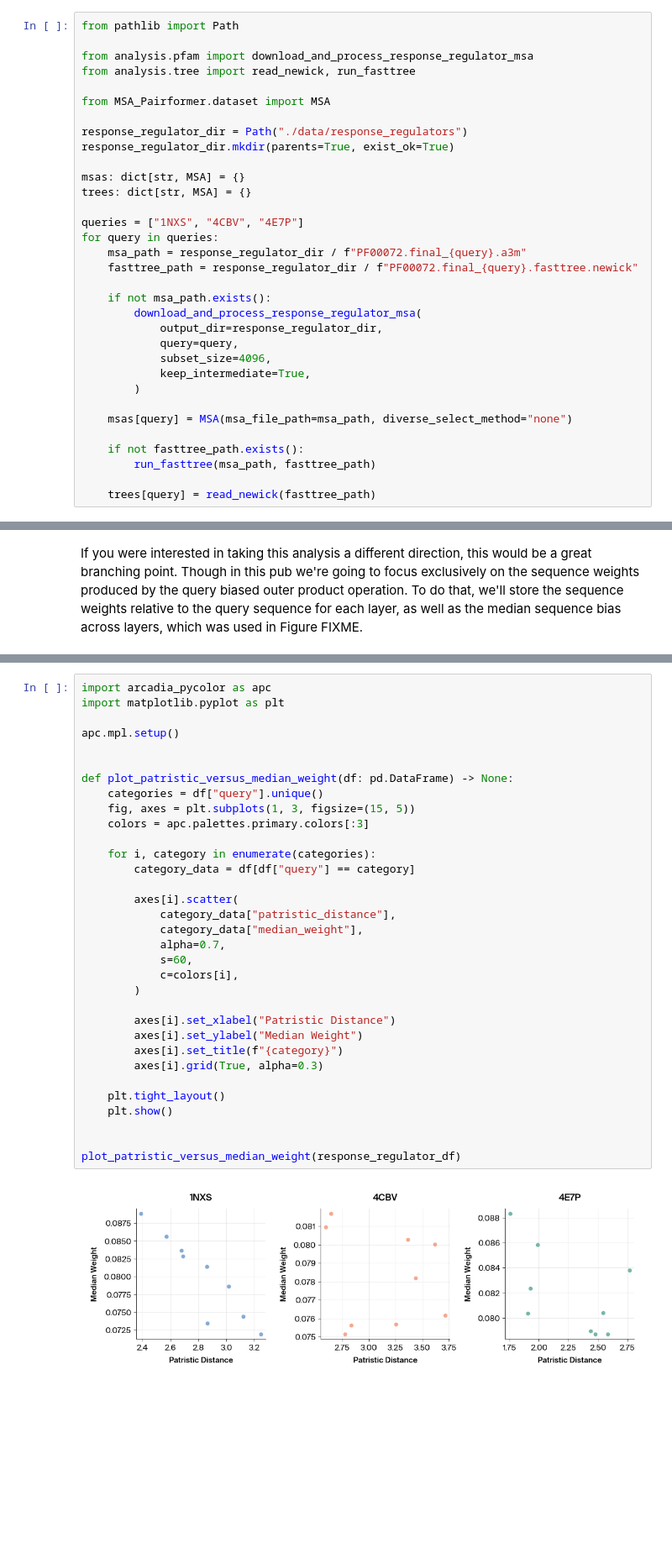
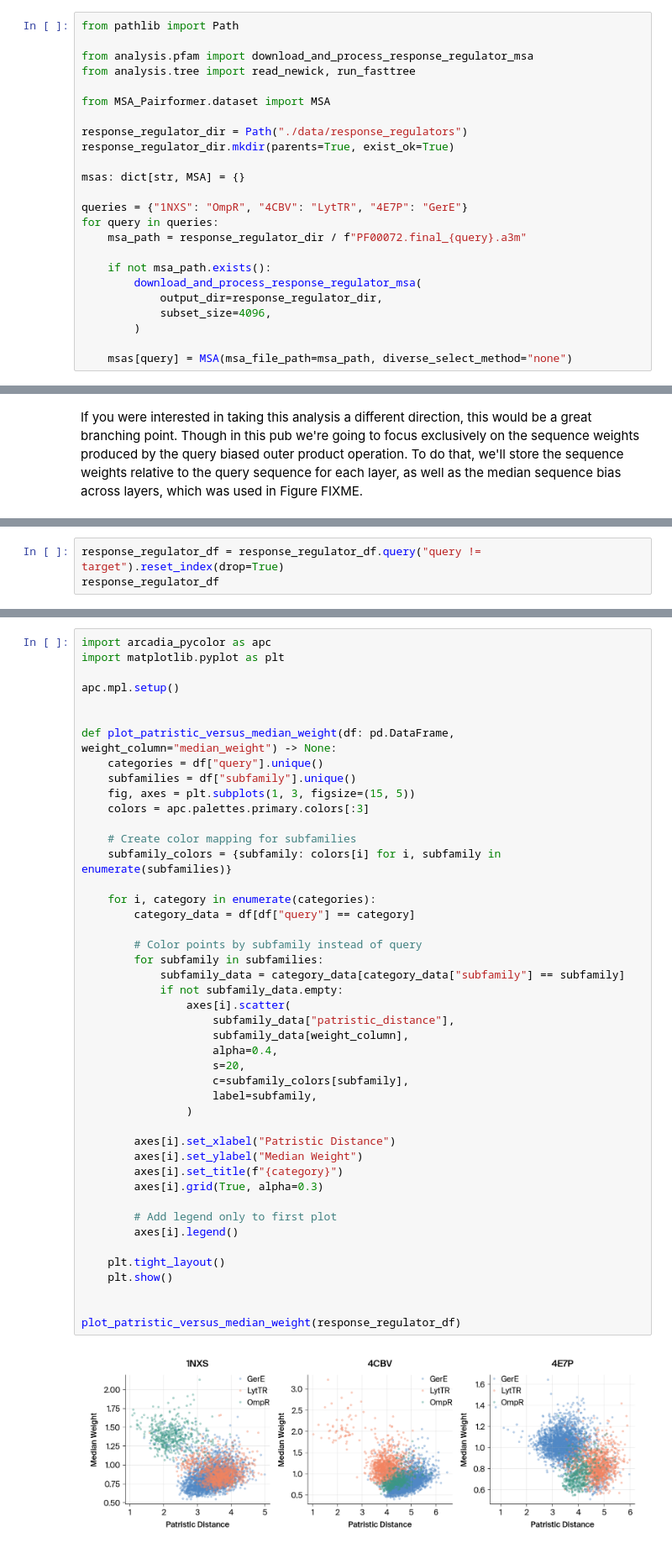
Before and after one commit to Arcadia-Science/2025-phylogenetic-analysis-of-msa-pairformer, a Jupyter notebook: index.ipynb, the cells around one changed output, grey strips where cells are left out. Shown at 84% size. Drawn from its saved outputs; the diff is of its cells as text; blank space fills up the shorter version.

Commit message:
Display categorized tree + median seq weights

```diff
--- a/index.ipynb
+++ b/index.ipynb
@@ -54,24 +60,15 @@ response_regulator_dir = Path("./data/response_regulators")
 response_regulator_dir.mkdir(parents=True, exist_ok=True)
 
 msas: dict[str, MSA] = {}
-trees: dict[str, MSA] = {}
 
-queries = ["1NXS", "4CBV", "4E7P"]
+queries = {"1NXS": "OmpR", "4CBV": "LytTR", "4E7P": "GerE"}
 for query in queries:
     msa_path = response_regulator_dir / f"PF00072.final_{query}.a3m"
-    fasttree_path = response_regulator_dir / f"PF00072.final_{query}.fasttree.newick"
 
     if not msa_path.exists():
         download_and_process_response_regulator_msa(
             output_dir=response_regulator_dir,
-            query=query,
             subset_size=4096,
-            keep_intermediate=True,
         )
 
     msas[query] = MSA(msa_file_path=msa_path, diverse_select_method="none")
-
-    if not fasttree_path.exists():
-        run_fasttree(msa_path, fasttree_path)
-
-    trees[query] = read_newick(fasttree_path)
@@ -158,0 +160,3 @@ response_regulator_df
+# %%
+response_regulator_df = response_regulator_df.query("query != target").reset_index(drop=True)
+response_regulator_df
@@ -159,35 +177,47 @@ response_regulator_df
 # %%
 import arcadia_pycolor as apc
 import matplotlib.pyplot as plt
 
 apc.mpl.setup()
 
 
-def plot_patristic_versus_median_weight(df: pd.DataFrame) -> None:
+def plot_patristic_versus_median_weight(df: pd.DataFrame, weight_column="median_weight") -> None:
     categories = df["query"].unique()
+    subfamilies = df["subfamily"].unique()
     fig, axes = plt.subplots(1, 3, figsize=(15, 5))
     colors = apc.palettes.primary.colors[:3]
+
+    # Create color mapping for subfamilies
+    subfamily_colors = {subfamily: colors[i] for i, subfamily in enumerate(subfamilies)}
 
     for i, category in enumerate(categories):
         category_data = df[df["query"] == category]
 
-        axes[i].scatter(
-            category_data["patristic_distance"],
-            category_data["median_weight"],
-            alpha=0.7,
-            s=60,
-            c=colors[i],
-        )
+        # Color points by subfamily instead of query
+        for subfamily in subfamilies:
+            subfamily_data = category_data[category_data["subfamily"] == subfamily]
+            if not subfamily_data.empty:
+                axes[i].scatter(
+                    subfamily_data["patristic_distance"],
+                    subfamily_data[weight_column],
+                    alpha=0.4,
+                    s=20,
+                    c=subfamily_colors[subfamily],
+                    label=subfamily,
+                )
 
         axes[i].set_xlabel("Patristic Distance")
         axes[i].set_ylabel("Median Weight")
         axes[i].set_title(f"{category}")
         axes[i].grid(True, alpha=0.3)
 
+        # Add legend only to first plot
+        axes[i].legend()
+
     plt.tight_layout()
     plt.show()
 
 
 plot_patristic_versus_median_weight(response_regulator_df)
 # %% [output]
-[figure, old version]
+[figure, new version]
```
Also changed, not shown: parts of 5 cells of this notebook, 27 other files.
